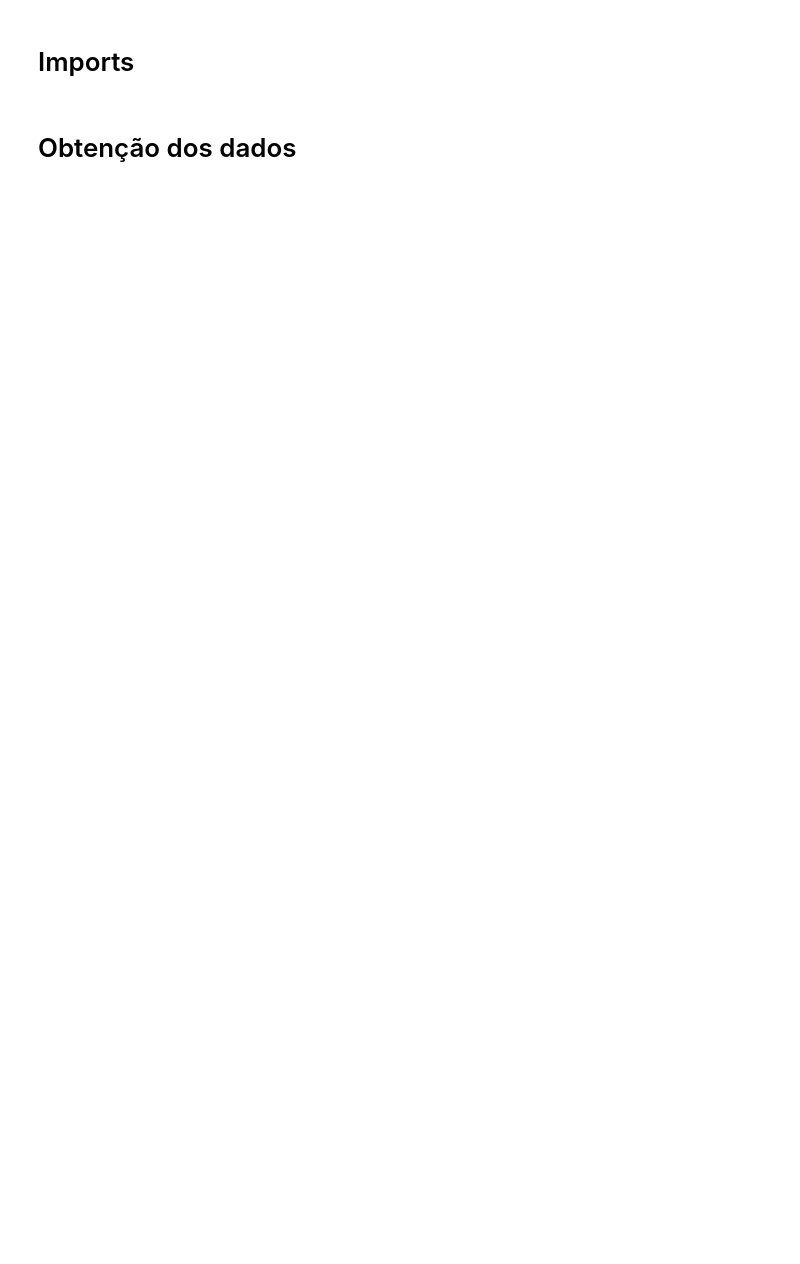
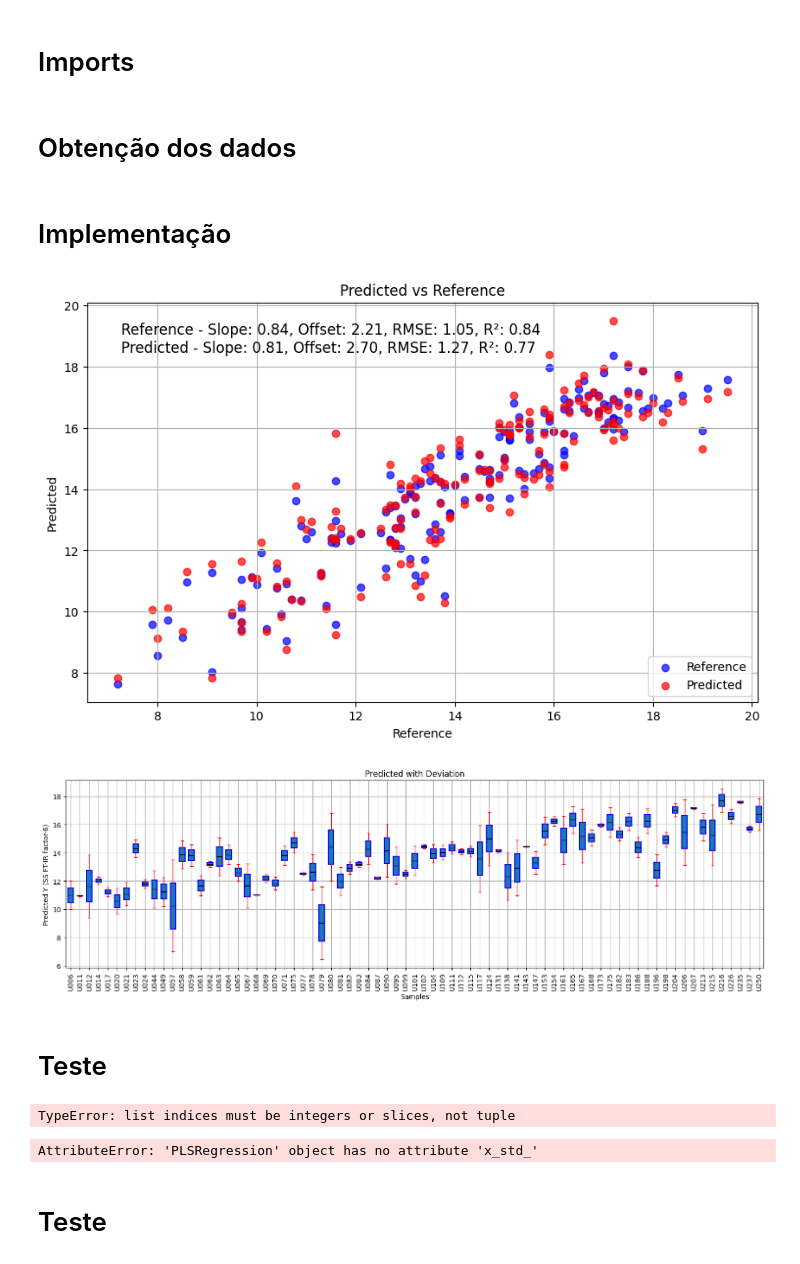
Before and after one commit to xndrxssx/cotton_candy_spectral_analysis, a Jupyter notebook: Partial Least Squares Regression/cotton_candy_PLSR copy.ipynb, the cells around one changed output. Cells and saved outputs as stored; diff of their text form; code cells hidden in the pictures; blank space fills up the shorter version.

```diff
--- a/Partial Least Squares Regression/cotton_candy_PLSR copy.ipynb
+++ b/Partial Least Squares Regression/cotton_candy_PLSR copy.ipynb
@@ -18,20 +25,20 @@ parent_dir = os.path.abspath(os.path.join(os.getcwd(), '..'))
 # Definindo o caminho base para a pasta Pre-processamento
 base_path = Path(parent_dir) / 'Partial Components Analysis'
 
-file_path_raw_cal = base_path / 'raw_calibration_data.xlsx'
-file_path_msc_cal = base_path / 'msc_calibration_data.xlsx'
-file_path_snv_cal = base_path / 'snv_calibration_data.xlsx'
-file_path_sg_cal = base_path / 'sg_calibration_data.xlsx'
+file_path_raw_cal = base_path / 'RAW_calibration.xlsx'
+file_path_msc_cal = base_path / 'MSC_calibration.xlsx'
+file_path_snv_cal = base_path / 'SNV_calibration.xlsx'
+file_path_sg_cal = base_path / 'SG_calibration.xlsx'
 
 df_raw_cal = pd.read_excel(file_path_raw_cal)
 df_msc_cal = pd.read_excel(file_path_msc_cal)
 df_snv_cal = pd.read_excel(file_path_snv_cal)
 df_sg_cal = pd.read_excel(file_path_sg_cal)
 
-file_path_raw_val = base_path / 'raw_validation_data.xlsx'
-file_path_msc_val = base_path / 'msc_validation_data.xlsx'
-file_path_snv_val = base_path / 'snv_validation_data.xlsx'
-file_path_sg_val = base_path / 'sg_validation_data.xlsx'
+file_path_raw_val = base_path / 'RAW_validation.xlsx'
+file_path_msc_val = base_path / 'MSC_validation.xlsx'
+file_path_snv_val = base_path / 'SNV_validation.xlsx'
+file_path_sg_val = base_path / 'SG_validation.xlsx'
 
 df_raw_val = pd.read_excel(file_path_raw_val)
 df_msc_val = pd.read_excel(file_path_msc_val)
@@ -134,0 +47,2 @@ print(results_df)
+# %% [markdown]
+# Implementação
@@ -134,0 +282,7 @@ print(results_df)
+# %%
+calibration, validation, prediction, Y_predict = build_model(df_msc_cal, df_msc_cal['SST'], df_msc_val, df_msc_val['SST'])
+# %% [output]
+[figure, added]
+[figure, added]
+# %% [markdown]
+# Teste
@@ -134,0 +580,14 @@ print(results_df)
+# %%
+num_files = 1  # Defina o número de arquivos ou amostras
+file_names = ['MSC']  # Lista de nomes de arquivos
+variety = [['Cotton']]  # Dados de variedade (verifique o formato correto)
+smp_size = 175  # Tamanho da amostra
+rng_size = 2151  # Tamanho do range
+file_path_msc_val # Caminho para o arquivo de predição, se aplicável
+
+calibration, validation, lv, cpred, cvpred, m_qua = build_model2(num_files, file_names, variety, smp_size, rng_size, file_path_msc_val)
+
+# Exemplo de como imprimir resultados
+print_results(calibration, validation)
+# %% [output]
+TypeError: list indices must be integers or slices, not tuple
@@ -134,0 +818,6 @@ print(results_df)
+# %%
+main(df_msc_cal.iloc[:,6:], df_msc_cal['SST'], df_msc_val.iloc[:,6:], df_msc_val['SST'])
+# %% [output]
+AttributeError: 'PLSRegression' object has no attribute 'x_std_'
+# %% [markdown]
+# Teste
```
Also changed, not shown: parts of 13 cells of this notebook, 17 other files.
